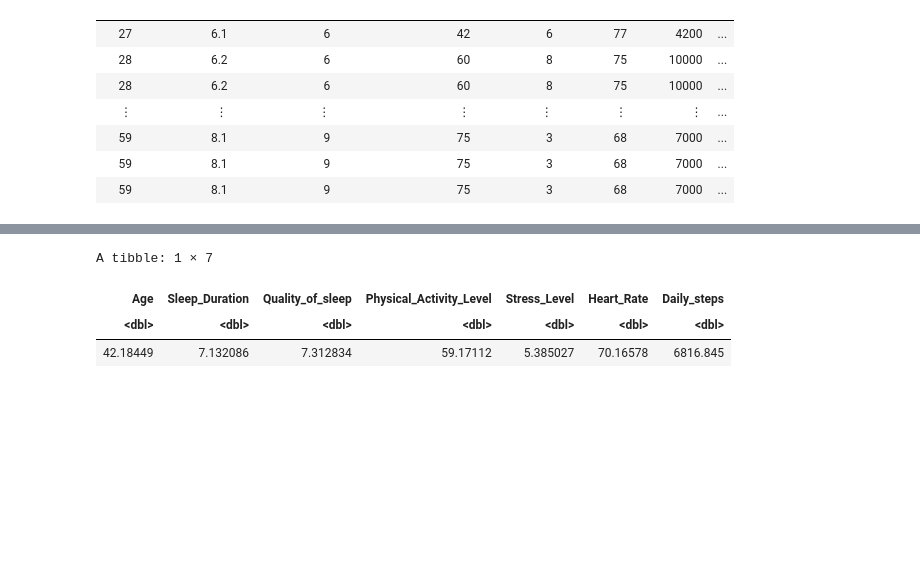
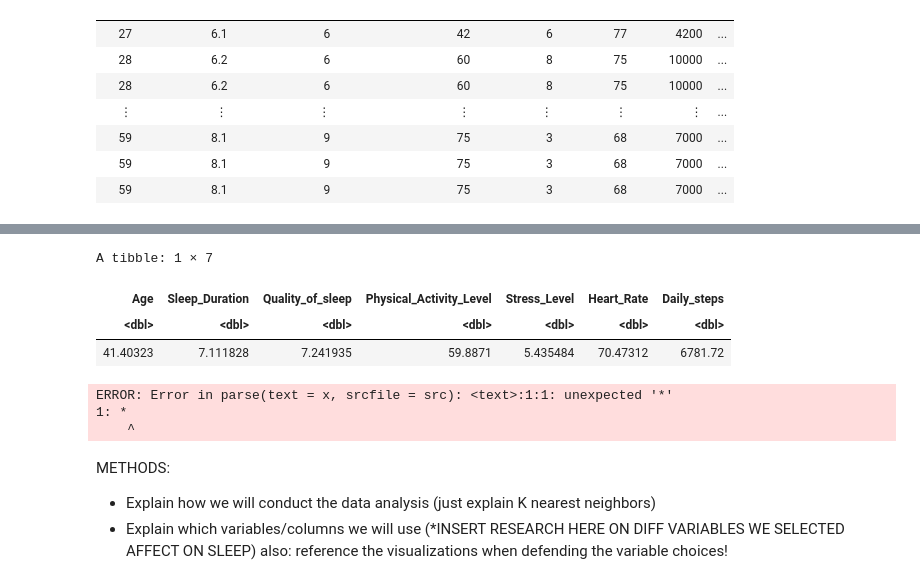
Before and after one commit to mikkielynn/DSCI_100_project, a Jupyter notebook: sleep_data.ipynb, the cells around one changed output, grey strips where cells are left out. Cells and saved outputs as stored; diff of their text form; code cells hidden in the pictures; blank space fills up the shorter version.

```diff
--- a/sleep_data.ipynb
+++ b/sleep_data.ipynb
@@ -113,10 +139,21 @@ A tibble: 3 × 2
 # %%
-# Summarizing means across quantitative variables
-sleep_summary <- sleep_2 |>
+# Summarizing means across quantitative variables for our training data
+sleep_summary <- sleep_train |>
     summarize(across(Age:Daily_steps, mean))
 sleep_summary
 # %% [output]
 A tibble: 1 × 7
 | Age | Sleep_Duration | Quality_of_sleep | Physical_Activity_Level | Stress_Level | Heart_Rate | Daily_steps |
 | <dbl> | <dbl> | <dbl> | <dbl> | <dbl> | <dbl> | <dbl> |
-| 42.18449 | 7.132086 | 7.312834 | 59.17112 | 5.385027 | 70.16578 | 6816.845 |
+| 41.40323 | 7.111828 | 7.241935 | 59.8871 | 5.435484 | 70.47312 | 6781.72 |
+# %%
+*INSERT VISUALIZATIONS HERE* ggplot queens
+# %% [output]
+ERROR: Error in parse(text = x, srcfile = src): <text>:1:1: unexpected '*'
+1: *
+    ^
+# %% [markdown]
+METHODS:
+- Explain how we will conduct the data analysis (just explain K nearest neighbors)
+- Explain which variables/columns we will use (*INSERT RESEARCH HERE ON DIFF VARIABLES WE SELECTED AFFECT ON SLEEP)
+    also: reference the visualizations when defending the variable choices!
```
Also changed, not shown: parts of 9 cells of this notebook.
